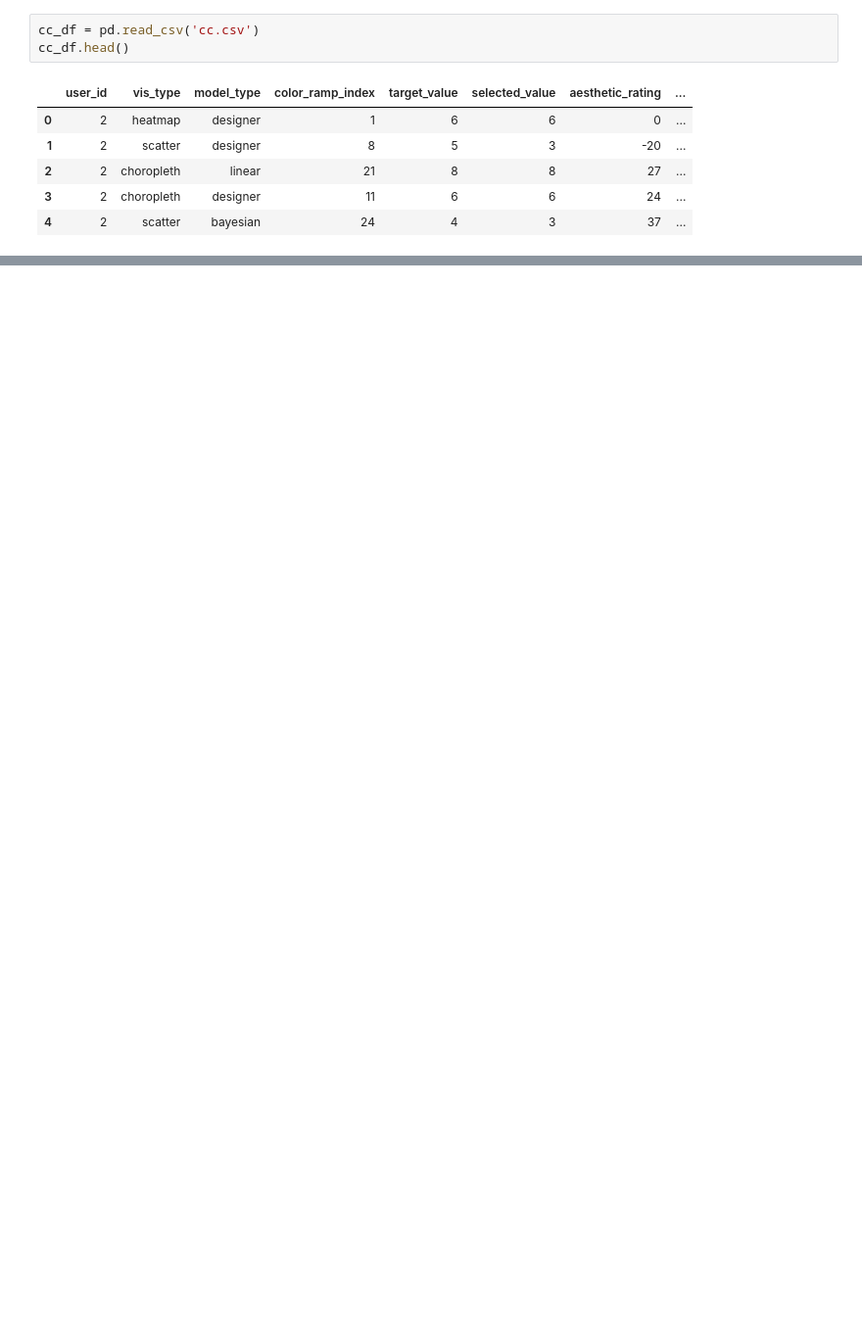
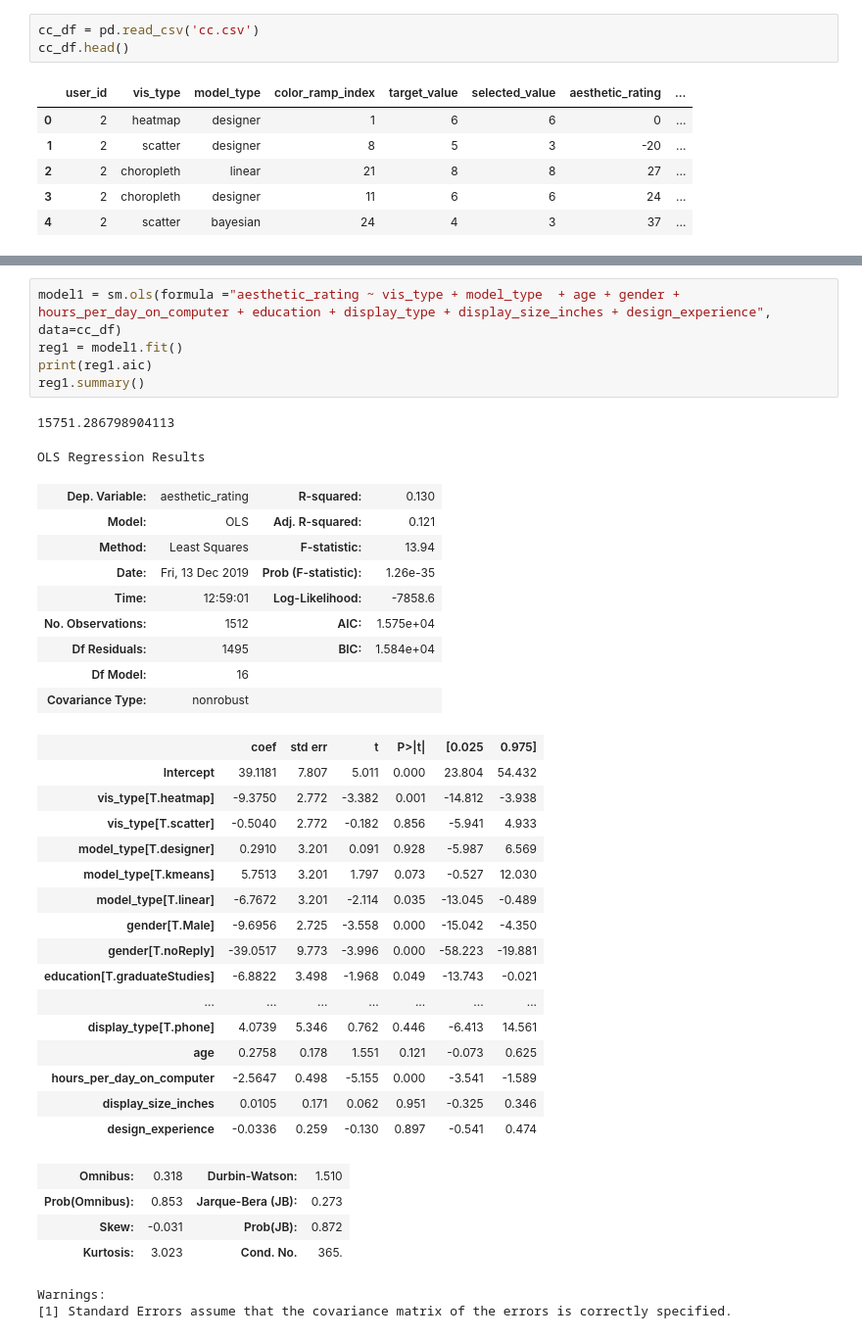
Before and after one commit to keke728/INFO5871_DataScience, a Jupyter notebook: Homework/final/Data/final-Analysis.ipynb, the cells around one changed output, grey strips where cells are left out. Shown at 98% size. Saved outputs shown, nothing was run; the diff lists cells and outputs as text; blank space fills up the shorter version.

```diff
--- a/Homework/final/Data/final-Analysis.ipynb
+++ b/Homework/final/Data/final-Analysis.ipynb
@@ -28,0 +232,39 @@ cc_df.groupby('model_type')
+# %%
+model1 = sm.ols(formula ="aesthetic_rating ~ vis_type + model_type  + age + gender + hours_per_day_on_computer + education + display_type + display_size_inches + design_experience", data=cc_df)
+reg1 = model1.fit()
+print(reg1.aic)
+reg1.summary()
+# %% [output]
+15751.286798904113
+OLS Regression Results
+| Dep. Variable: | aesthetic_rating | R-squared: | 0.130 |
+| Model: | OLS | Adj. R-squared: | 0.121 |
+| Method: | Least Squares | F-statistic: | 13.94 |
+| Date: | Fri, 13 Dec 2019 | Prob (F-statistic): | 1.26e-35 |
+| Time: | 12:59:01 | Log-Likelihood: | -7858.6 |
+| No. Observations: | 1512 | AIC: | 1.575e+04 |
+| Df Residuals: | 1495 | BIC: | 1.584e+04 |
+| Df Model: | 16 |  |  |
+| Covariance Type: | nonrobust |  |  |
+|  | coef | std err | t | P>|t| | [0.025 | 0.975] |
+| Intercept | 39.1181 | 7.807 | 5.011 | 0.000 | 23.804 | 54.432 |
+| vis_type[T.heatmap] | -9.3750 | 2.772 | -3.382 | 0.001 | -14.812 | -3.938 |
+| vis_type[T.scatter] | -0.5040 | 2.772 | -0.182 | 0.856 | -5.941 | 4.933 |
+| model_type[T.designer] | 0.2910 | 3.201 | 0.091 | 0.928 | -5.987 | 6.569 |
+| model_type[T.kmeans] | 5.7513 | 3.201 | 1.797 | 0.073 | -0.527 | 12.030 |
+| model_type[T.linear] | -6.7672 | 3.201 | -2.114 | 0.035 | -13.045 | -0.489 |
+| gender[T.Male] | -9.6956 | 2.725 | -3.558 | 0.000 | -15.042 | -4.350 |
+| gender[T.noReply] | -39.0517 | 9.773 | -3.996 | 0.000 | -58.223 | -19.881 |
+| education[T.graduateStudies] | -6.8822 | 3.498 | -1.968 | 0.049 | -13.743 | -0.021 |
+| ... | ... | ... | ... | ... | ... | ... |
+| display_type[T.phone] | 4.0739 | 5.346 | 0.762 | 0.446 | -6.413 | 14.561 |
+| age | 0.2758 | 0.178 | 1.551 | 0.121 | -0.073 | 0.625 |
+| hours_per_day_on_computer | -2.5647 | 0.498 | -5.155 | 0.000 | -3.541 | -1.589 |
+| display_size_inches | 0.0105 | 0.171 | 0.062 | 0.951 | -0.325 | 0.346 |
+| design_experience | -0.0336 | 0.259 | -0.130 | 0.897 | -0.541 | 0.474 |
+| Omnibus: | 0.318 | Durbin-Watson: | 1.510 |
+| Prob(Omnibus): | 0.853 | Jarque-Bera (JB): | 0.273 |
+| Skew: | -0.031 | Prob(JB): | 0.872 |
+| Kurtosis: | 3.023 | Cond. No. | 365. |
+Warnings:
+[1] Standard Errors assume that the covariance matrix of the errors is correctly specified.
```
Also changed, not shown: parts of 42 cells of this notebook.
